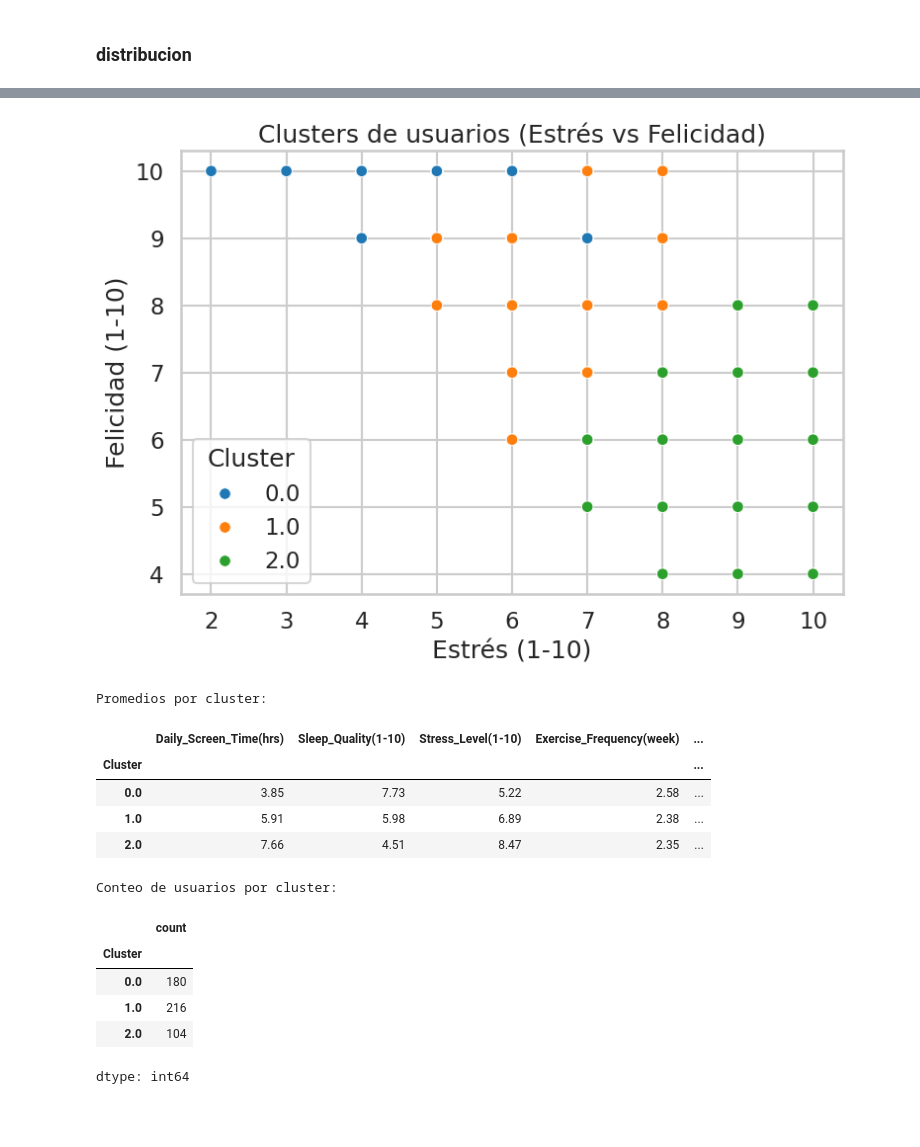
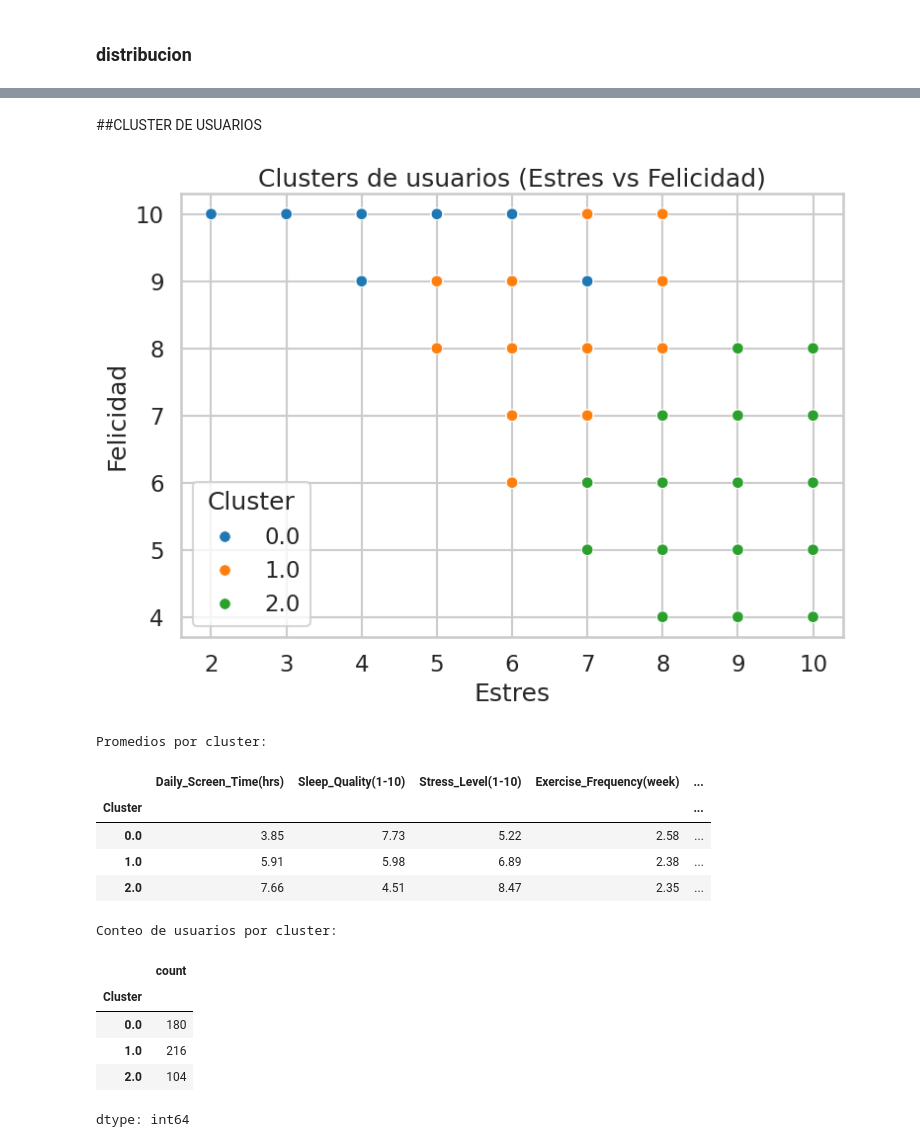
Before and after one commit to Neyder2502/salud-mental-analisis-datos, a Jupyter notebook: notebooks/Julio.ipynb, the cells around one changed output, grey strips where cells are left out. Cells and saved outputs as stored; diff of their text form; code cells hidden in the pictures; blank space fills up the shorter version.

```diff
--- a/notebooks/Julio.ipynb
+++ b/notebooks/Julio.ipynb
@@ -292,46 +289,44 @@ P-value: 0.3576
+# %% [markdown]
+##CLUSTER DE USUARIOS
 # %%
-# === CLUSTER  — Segmentación de usuarios ===
-
+# clustering de usuarios
 features = [
     "Daily_Screen_Time(hrs)",
     "Sleep_Quality(1-10)",
     "Stress_Level(1-10)",
     "Exercise_Frequency(week)",
     "Happiness_Index(1-10)"
 ]
-
 X = df[features].dropna()
 idx = X.index
 
-# Escalado
+# escalado
 scaler = StandardScaler()
 X_scaled = scaler.fit_transform(X)
 
-# KMeans (k=3)
+# kmeans con 3 clusters
 kmeans = KMeans(n_clusters=3, random_state=42, n_init=10)
 labels = kmeans.fit_predict(X_scaled)
-
 df.loc[idx, "Cluster"] = labels
 
-# Scatter (estrés vs felicidad)
+# scatter por clusters
 plt.figure(figsize=(8,6))
 sns.scatterplot(data=df.loc[idx], x="Stress_Level(1-10)", y="Happiness_Index(1-10)",
                 hue="Cluster", palette="tab10", s=70)
-plt.title("Clusters de usuarios (Estrés vs Felicidad)")
-plt.xlabel("Estrés (1-10)")
-plt.ylabel("Felicidad (1-10)")
+plt.title("Clusters de usuarios (Estres vs Felicidad)")
+plt.xlabel("Estres")
+plt.ylabel("Felicidad")
 plt.tight_layout()
 plt.savefig("imgs/clusters_scatter.png", dpi=300)
 plt.show()
 
-# Tabla final
+# resultados
 print("\nPromedios por cluster:")
 display(df.groupby("Cluster")[features].mean().round(2))
-
 print("\nConteo de usuarios por cluster:")
 display(df["Cluster"].value_counts().sort_index())
 # %% [output]
-[figure, old version]
+[figure, new version]
 Promedios por cluster:
 |  | Daily_Screen_Time(hrs) | Sleep_Quality(1-10) | Stress_Level(1-10) | Exercise_Frequency(week) | ... |
 | Cluster |  |  |  |  | ... |
```
Also changed, not shown: parts of 9 cells of this notebook.
